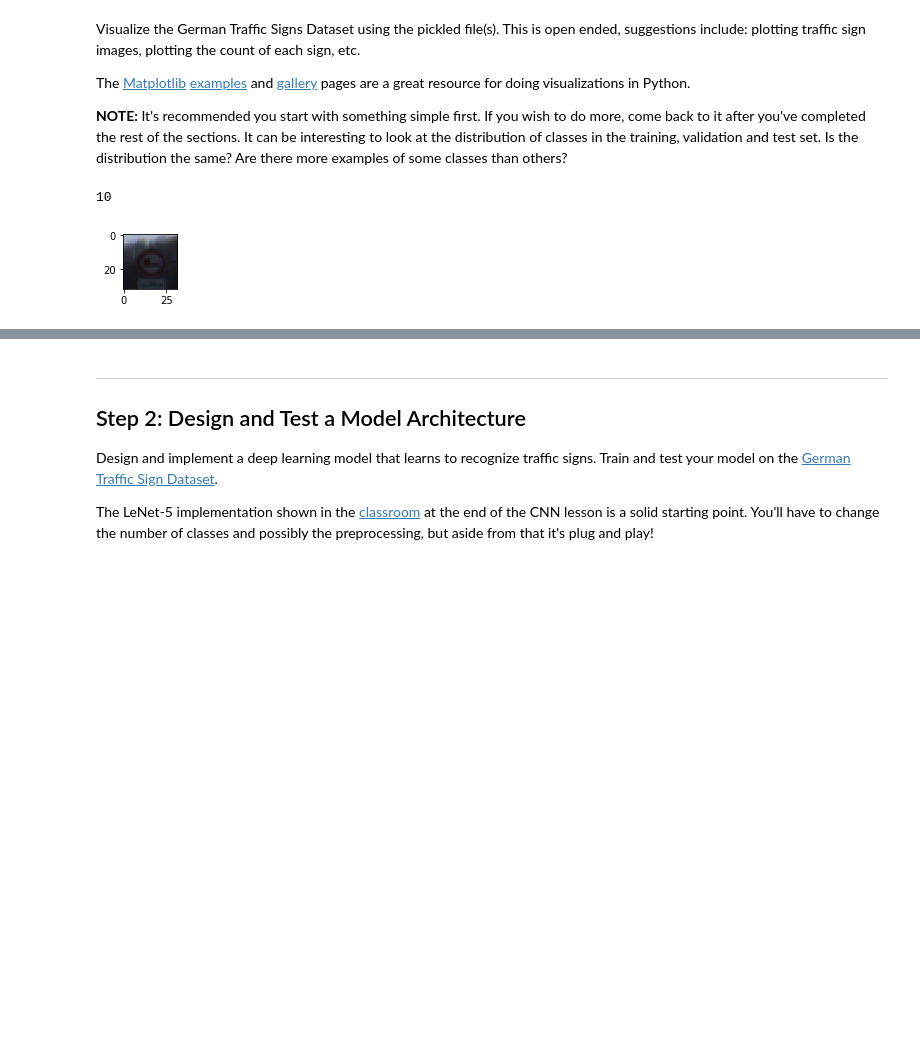
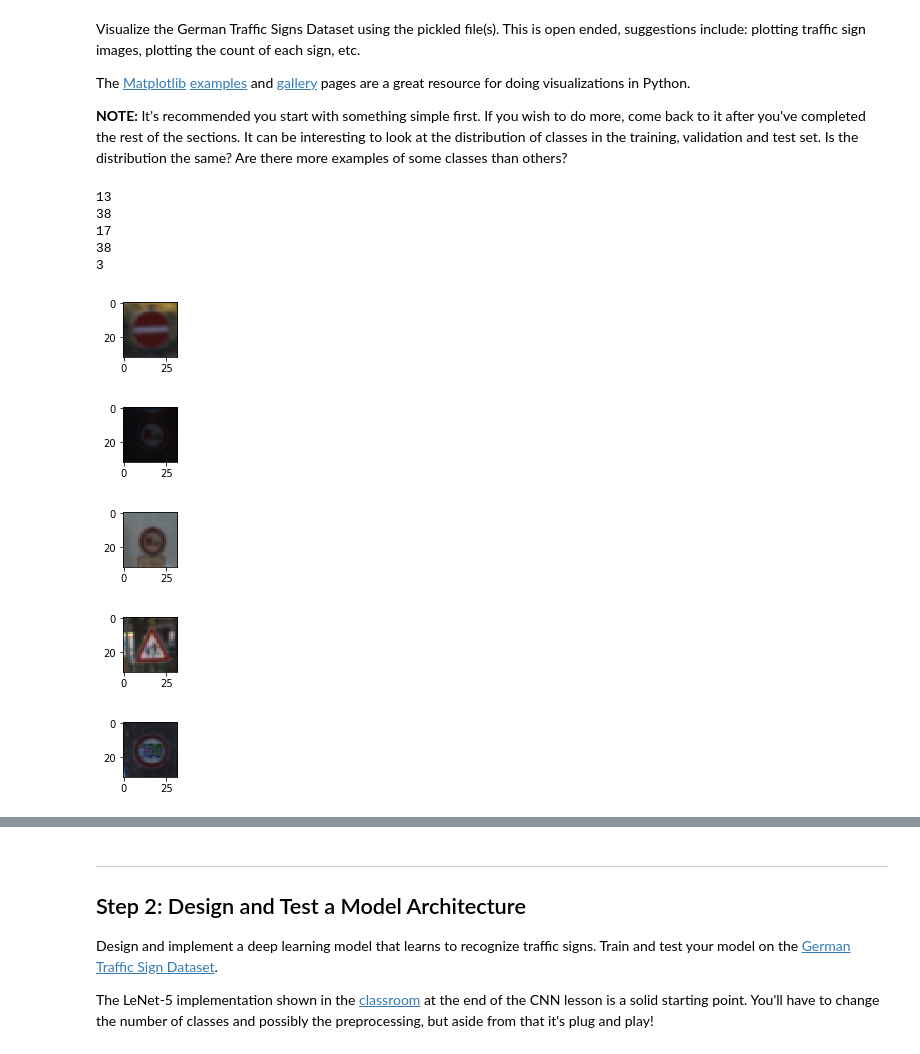
Before and after one commit to anikur93/Udacity_Traffic_sign_classifier_project2, a Jupyter notebook: Traffic_Sign_Classifier.ipynb, the cells around one changed output, grey strips where cells are left out. Drawn from its saved outputs; the diff is of its cells as text; code cells hidden in the pictures; blank space fills up the shorter version.

```diff
--- a/Traffic_Sign_Classifier.ipynb
+++ b/Traffic_Sign_Classifier.ipynb
@@ -102,19 +106,33 @@ The [Matplotlib](http://matplotlib.org/) [examples](http://matplotlib.org/exampl
 # %%
 ### Data exploration visualization code goes here.
 ### Feel free to use as many code cells as needed.
 import matplotlib.pyplot as plt
 # Visualizations will be shown in the notebook.
 %matplotlib inline
 
 import random
 import numpy as np
 
-index = random.randint(0, len(X_train))
-image = X_train[index].squeeze()
+#index = random.randint(0, len(X_train))
+#image = X_train[index].squeeze()
+#plt.figure(figsize=(1,1))
+#plt.imshow(image, cmap="gray")
+#print(y_train[index])
 
-plt.figure(figsize=(1,1))
-plt.imshow(image, cmap="gray")
-print(y_train[index])
+for i in range(5):
+    index = random.randint(0, len(X_train))
+    image = X_train[index].squeeze()
+    plt.figure(figsize=(i+1,1))
+    plt.imshow(image, cmap="gray")
+    print(y_train[index])
 # %% [output]
-10
+13
+38
+17
+38
+3
-[figure, old version]
+[figure, new version]
+[figure, added]
+[figure, added]
+[figure, added]
+[figure, added]
```
Also changed, not shown: parts of 4 cells of this notebook, 2 other files.
